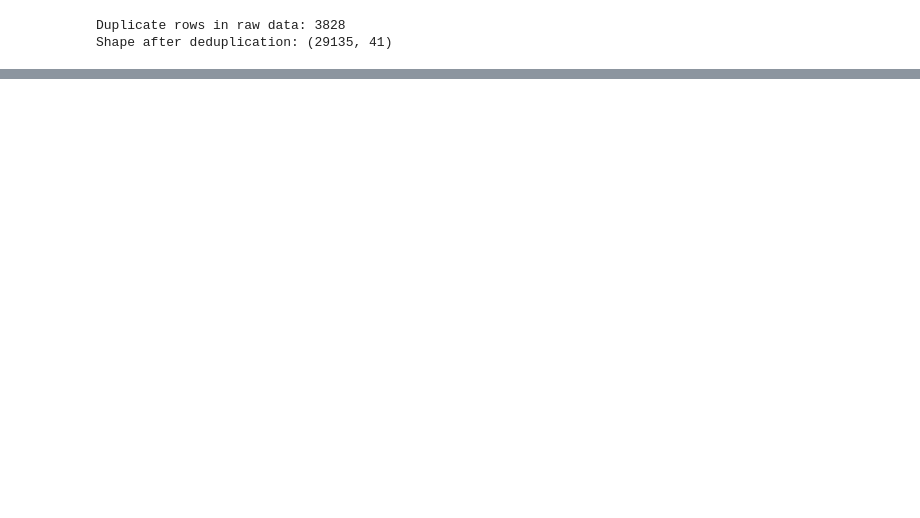
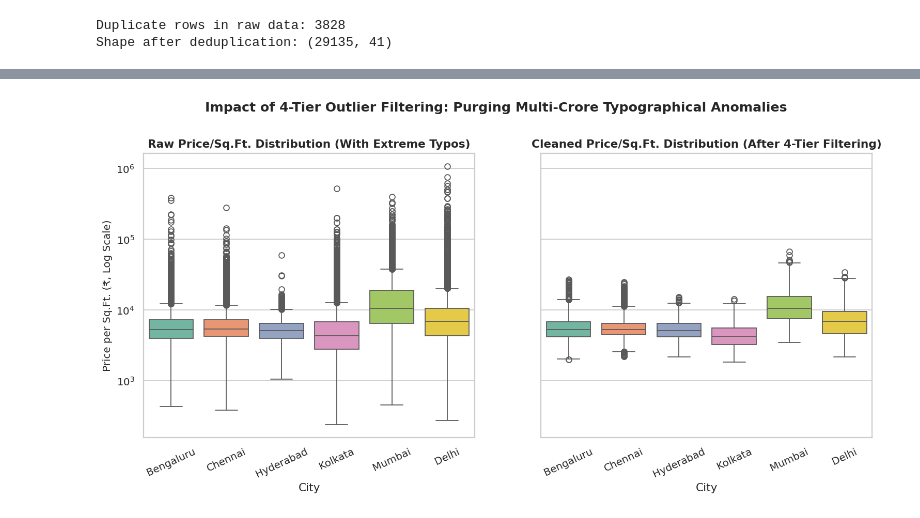
Before and after one commit to VysyarajuHansuja/PropertyGuard, a Jupyter notebook: clean_dataset.ipynb, the cells around one changed output, grey strips where cells are left out. Saved outputs shown, nothing was run; the diff lists cells and outputs as text; code cells hidden in the pictures; blank space fills up the shorter version.

```diff
--- a/clean_dataset.ipynb
+++ b/clean_dataset.ipynb
@@ -139,0 +225,18 @@ Successfully saved cleaned_house_prices_6cities.csv!
+# %%
+# Comparing Price per Sq.Ft. Before vs After 4-Tier Outlier Filtering
+fig, (ax1, ax2) = plt.subplots(1, 2, figsize=(14, 5.5), sharey=True)
+sns.boxplot(data=df_clean, x='City', y='price_per_sqft', ax=ax1, palette='Set2')
+ax1.set_yscale('log')
+ax1.set_title('Raw Price/Sq.Ft. Distribution (With Extreme Typos)', fontsize=12, fontweight='bold')
+ax1.set_ylabel('Price per Sq.Ft. (₹, Log Scale)', fontsize=11)
+ax1.set_xticklabels(ax1.get_xticklabels(), rotation=25)
+
+sns.boxplot(data=df_final, x='City', y='price_per_sqft', ax=ax2, palette='Set2')
+ax2.set_yscale('log')
+ax2.set_title('Cleaned Price/Sq.Ft. Distribution (After 4-Tier Filtering)', fontsize=12, fontweight='bold')
+ax2.set_ylabel('')
+ax2.set_xticklabels(ax2.get_xticklabels(), rotation=25)
+fig.suptitle('Impact of 4-Tier Outlier Filtering: Purging Multi-Crore Typographical Anomalies', fontsize=14, fontweight='bold', y=1.02)
+plt.show()
+# %% [output]
+[figure, added]
```
Also changed, not shown: parts of 23 cells of this notebook.
